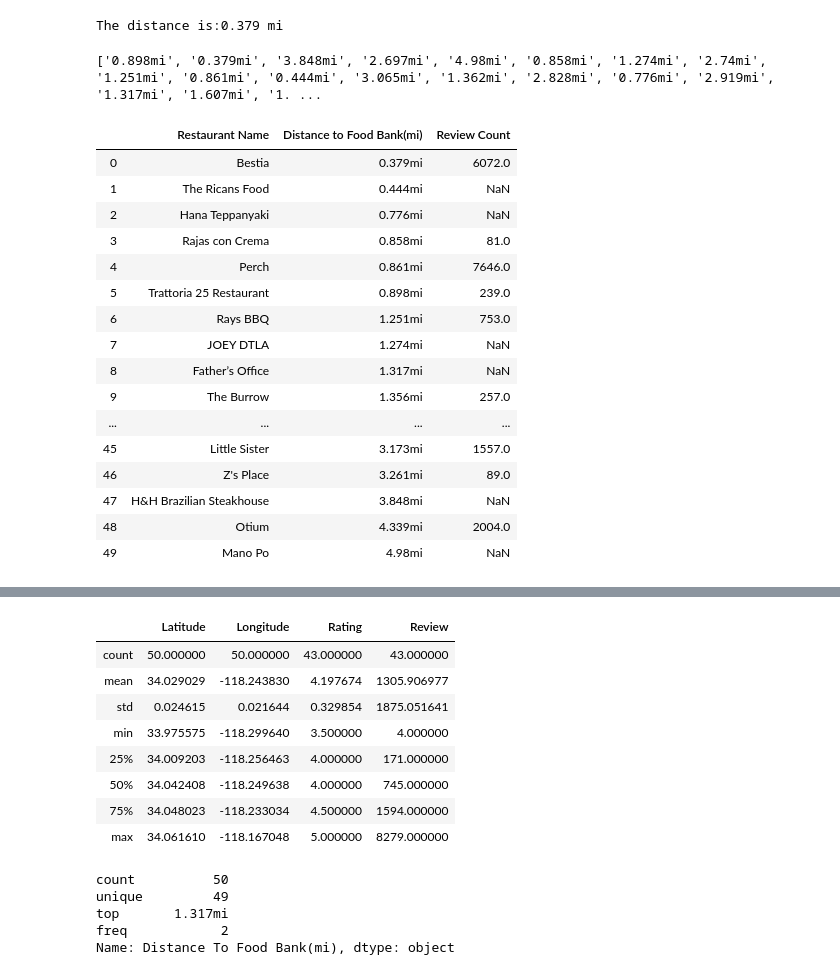
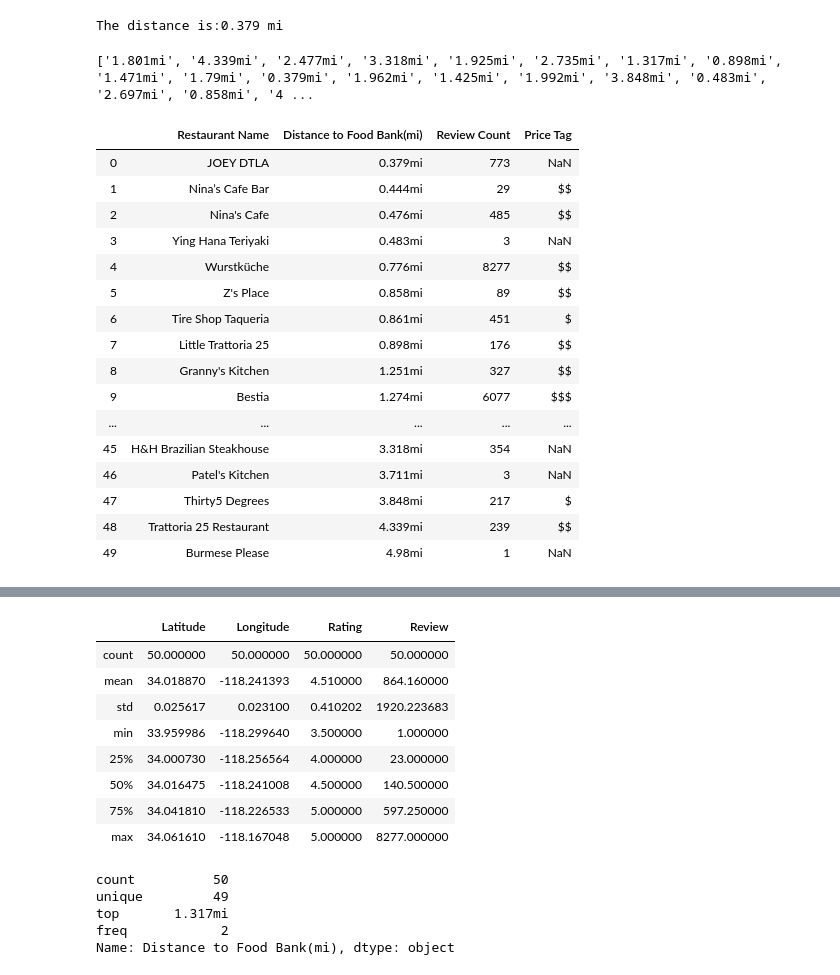
Before and after one commit to AymanSulaiman/ProjectOneOx, a Jupyter notebook: Project 1 - ScratchWork.ipynb, the cells around one changed output, grey strips where cells are left out. Cells and saved outputs as stored; diff of their text form; code cells hidden in the pictures.

```diff
--- a/Project 1 - ScratchWork.ipynb
+++ b/Project 1 - ScratchWork.ipynb
@@ -24,6 +24,7 @@ import json
 import pandas as pd
 import numpy as np
 import matplotlib.pyplot as plt
+import seaborn as sns
 
 from math import sin, cos, sqrt, atan2, radians
 from pprint import pprint
@@ -43,8 +44,8 @@ API_HOST = 'https://api.yelp.com'
 SEARCH_PATH = '/v3/businesses/search'
 BUSINESS_PATH = '/v3/businesses/'  # Business ID will come after slash.
 
-DEFAULT_TERM = "restaurants"
-DEFAULT_LOCATION = "1734 E 41st St. Los Angeles, CA"
+DEFAULT_TERM = "restaurant"
+DEFAULT_LOCATION = "1734 E 41 St. Los Angeles, CA"
 DEFAULY_DISTANCE = 5
 SEARCH_LIMIT = 50
 
@@ -102,17 +103,13 @@ for i in range(50):
         lat.append(response["businesses"][i]["coordinates"]["latitude"])
         lon.append(response["businesses"][i]["coordinates"]["longitude"])
         business_name.append(response['businesses'][i]['name'])
-        price.append(response['businesses'][i]['price'])
         category.append(response['businesses'][i]['categories'][0]['title'])
         transactions.append(response['businesses'][i]['transactions'])
         rating.append(response['businesses'][i]['rating'])
         review_count.append(response['businesses'][i]['review_count'])
+        price.append(response['businesses'][i]['price'])
     except:
         price.append("NaN")
-        category.append(np.NaN)
-        transactions.append(np.NaN)
-        rating.append(np.NaN)
-        review_count.append(np.NaN)
         pass
     continue
 
@@ -231,29 +230,30 @@ for i in range(50):
 
 print(distance_in_mi)
 # %% [output]
-['0.898mi', '0.379mi', '3.848mi', '2.697mi', '4.98mi', '0.858mi', '1.274mi', '2.74mi', '1.251mi', '0.861mi', '0.444mi', '3.065mi', '1.362mi', '2.828mi', '0.776mi', '2.919mi', '1.317mi', '1.607mi', '1. ...
+['1.801mi', '4.339mi', '2.477mi', '3.318mi', '1.925mi', '2.735mi', '1.317mi', '0.898mi', '1.471mi', '1.79mi', '0.379mi', '1.962mi', '1.425mi', '1.992mi', '3.848mi', '0.483mi', '2.697mi', '0.858mi', '4 ...
 # %%
 distance_df = pd.DataFrame({"Restaurant Name": business_name,
                             "Distance to Food Bank(mi)": distance_in_mi,
-                            "Review Count":review_count
+                            "Review Count":review_count,
+                            "Price Tag": price
                            })
 distance_df_sorted = distance_df.sort_values(by=["Distance to Food Bank(mi)"], ascending=True).reset_index(drop=True)
 distance_df_sorted
 # %% [output]
-|  | Restaurant Name | Distance to Food Bank(mi) | Review Count |
-| 0 | Bestia | 0.379mi | 6072.0 |
-| 1 | The Ricans Food | 0.444mi | NaN |
-| 2 | Hana Teppanyaki | 0.776mi | NaN |
-| 3 | Rajas con Crema | 0.858mi | 81.0 |
-| 4 | Perch | 0.861mi | 7646.0 |
-| 5 | Trattoria 25 Restaurant | 0.898mi | 239.0 |
-| 6 | Rays BBQ | 1.251mi | 753.0 |
-| 7 | JOEY DTLA | 1.274mi | NaN |
-| 8 | Father’s Office | 1.317mi | NaN |
-| 9 | The Burrow | 1.356mi | 257.0 |
-| ... | ... | ... | ... |
-| 45 | Little Sister | 3.173mi | 1557.0 |
-| 46 | Z's Place | 3.261mi | 89.0 |
-| 47 | H&H Brazilian Steakhouse | 3.848mi | NaN |
-| 48 | Otium | 4.339mi | 2004.0 |
-| 49 | Mano Po | 4.98mi | NaN |
+|  | Restaurant Name | Distance to Food Bank(mi) | Review Count | Price Tag |
+| 0 | JOEY DTLA | 0.379mi | 773 | NaN |
+| 1 | Nina’s Cafe Bar | 0.444mi | 29 | $$ |
+| 2 | Nina's Cafe | 0.476mi | 485 | $$ |
+| 3 | Ying Hana Teriyaki | 0.483mi | 3 | NaN |
+| 4 | Wurstküche | 0.776mi | 8277 | $$ |
+| 5 | Z's Place | 0.858mi | 89 | $$ |
+| 6 | Tire Shop Taqueria | 0.861mi | 451 | $ |
+| 7 | Little Trattoria 25 | 0.898mi | 176 | $$ |
+| 8 | Granny's Kitchen | 1.251mi | 327 | $$ |
+| 9 | Bestia | 1.274mi | 6077 | $$$ |
+| ... | ... | ... | ... | ... |
+| 45 | H&H Brazilian Steakhouse | 3.318mi | 354 | NaN |
+| 46 | Patel's Kitchen | 3.711mi | 3 | NaN |
+| 47 | Thirty5 Degrees | 3.848mi | 217 | $ |
+| 48 | Trattoria 25 Restaurant | 4.339mi | 239 | $$ |
+| 49 | Burmese Please | 4.98mi | 1 | NaN |
@@ -283,22 +285,22 @@ fig.savefig("../Project 1/Plot_4.png")
 total_data_df_rename_sorted.describe()
 # %% [output]
 |  | Latitude | Longitude | Rating | Review |
-| count | 50.000000 | 50.000000 | 43.000000 | 43.000000 |
-| mean | 34.029029 | -118.243830 | 4.197674 | 1305.906977 |
-| std | 0.024615 | 0.021644 | 0.329854 | 1875.051641 |
-| min | 33.975575 | -118.299640 | 3.500000 | 4.000000 |
-| 25% | 34.009203 | -118.256463 | 4.000000 | 171.000000 |
-| 50% | 34.042408 | -118.249638 | 4.000000 | 745.000000 |
-| 75% | 34.048023 | -118.233034 | 4.500000 | 1594.000000 |
-| max | 34.061610 | -118.167048 | 5.000000 | 8279.000000 |
+| count | 50.000000 | 50.000000 | 50.000000 | 50.000000 |
+| mean | 34.018870 | -118.241393 | 4.510000 | 864.160000 |
+| std | 0.025617 | 0.023100 | 0.410202 | 1920.223683 |
+| min | 33.959986 | -118.299640 | 3.500000 | 1.000000 |
+| 25% | 34.000730 | -118.256564 | 4.000000 | 23.000000 |
+| 50% | 34.016475 | -118.241008 | 4.500000 | 140.500000 |
+| 75% | 34.041810 | -118.226533 | 5.000000 | 597.250000 |
+| max | 34.061610 | -118.167048 | 5.000000 | 8277.000000 |
 # %%
-distance_to_foodbank_df_sorted["Distance To Food Bank(mi)"].describe()
+distance_df_sorted["Distance to Food Bank(mi)"].describe()
 # %% [output]
 count          50
 unique         49
 top       1.317mi
 freq            2
-Name: Distance To Food Bank(mi), dtype: object
+Name: Distance to Food Bank(mi), dtype: object
 # %%
 fig, ax = plt.subplots(figsize=(16, 10))
 
```
Also changed, not shown: parts of 11 cells of this notebook, 2 other files.
